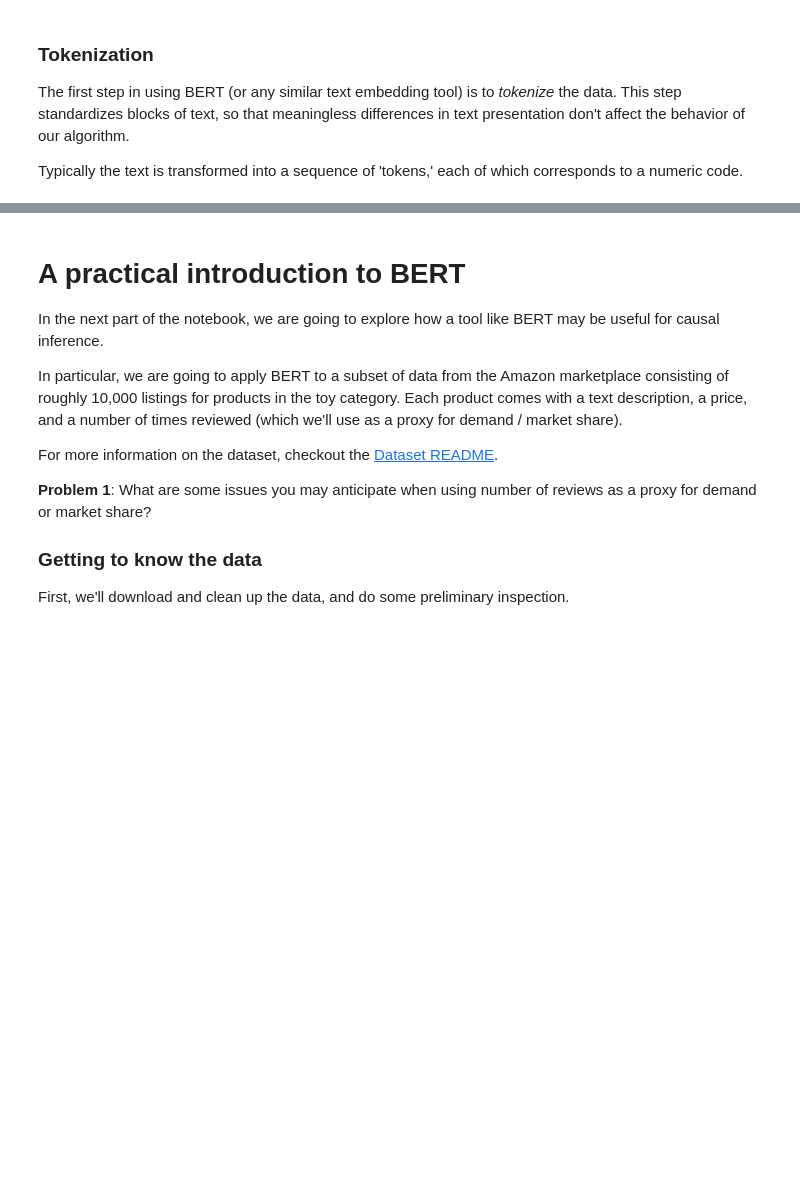
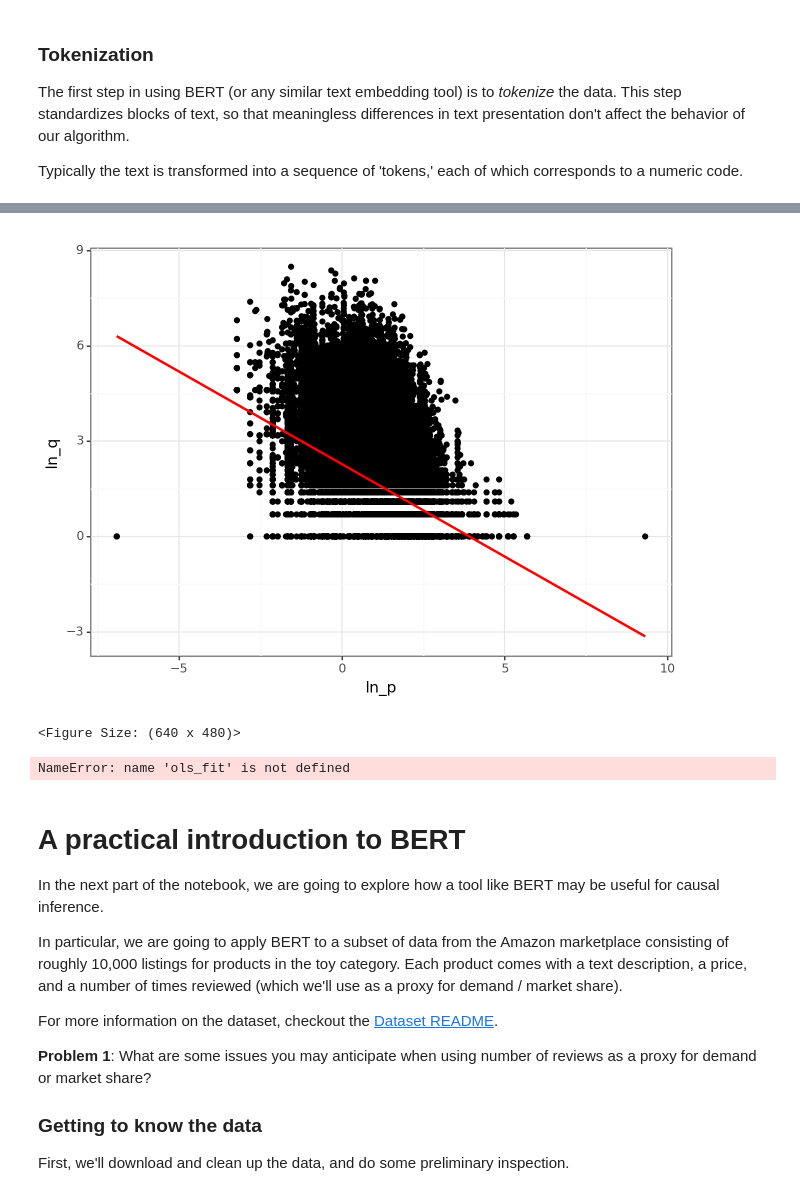
Before and after one commit to jwal1024/Hedonic_DML, a Jupyter notebook: DoubleML_and_Feature_Engineering_with_BERT.ipynb, the cells around one changed output, grey strips where cells are left out. Saved outputs shown, nothing was run; the diff lists cells and outputs as text; code cells hidden in the pictures; blank space fills up the shorter version.

```diff
--- a/DoubleML_and_Feature_Engineering_with_BERT.ipynb
+++ b/DoubleML_and_Feature_Engineering_with_BERT.ipynb
@@ -128,0 +119,10 @@ Output preview: array([[-0.9692139 , -0.52474684, -0.9211328 , ..., -0.7552871 ,
+# %%
+df = df.assign(
+    ln_p = np.log(df['UnitPrice']),
+    ln_q = np.log(df['Quantity']),
+)
+
+(p9.ggplot(df, p9.aes('ln_p','ln_q')) + p9.geom_point() + p9.stat_smooth(color="red"))
+# %% [output]
+[figure, added]
+<Figure Size: (640 x 480)>
@@ -129,3 +131,45 @@ Output preview: array([[-0.9692139 , -0.52474684, -0.9211328 , ..., -0.7552871 ,
+# %%
+import statsmodels.api as sm # get full stats on regressions
+
+def binned_ols(df, x, y, n_bins, plot=True, plot_title='', plot_ax=None, **plt_kwargs):
+    # A visual form of de-noising: bin explanatory variable first,
+    # then take means-per-bin of variable to be explaioned, then
+    # regress/plot
+    x_bin = x + '_bin'
+    df[x_bin] = pd.qcut(df[x], n_bins)
+
+    tmp = df.groupby(x_bin).agg({
+        x: 'mean',
+        y: 'mean'
+    })
+
+    if plot:
+        tmp.plot(
+            x=x,
+            y=y,
+            figsize=(18, 6),
+            title=plot_title,
+            ax=plot_ax,
+            **plt_kwargs
+        )
+
+    del df[x_bin]
+    mdl = sm.OLS(tmp[y], sm.add_constant(tmp[x]))
+    res = mdl.fit()
+    return res
+
+    ols_fit = binned_ols(
+    df_mdl,
+    x='ln_p',
+    y='ln_q',
+    n_bins=15,
+    plot_title='Observe messy relationship between LnP and LnQ'
+)
+
+print(f'"Naive" elasticity estimated to be {ols_fit.params["LnP"]}')
+ols_fit.summary()
+# %% [output]
+NameError: name 'ols_fit' is not defined
 # %% [markdown]
 # A practical introduction to BERT
 
```
Also changed, not shown: parts of 17 cells of this notebook.
